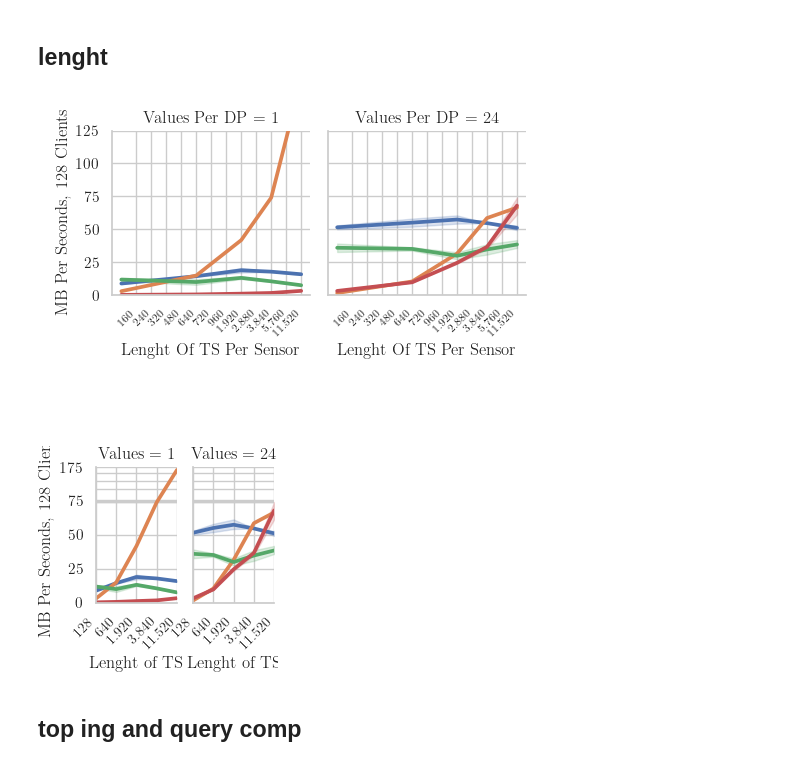
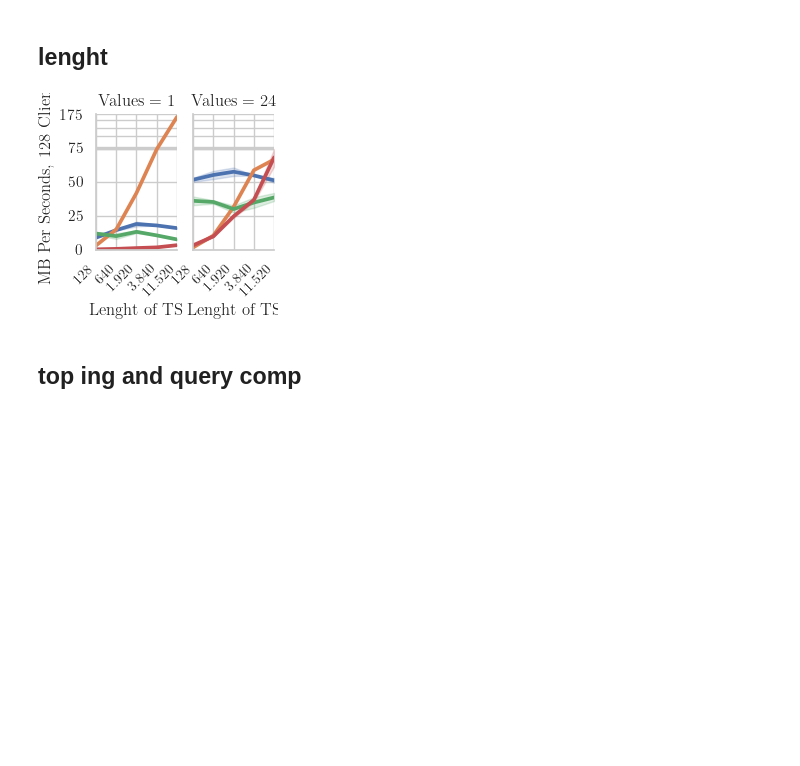
Before and after one commit to sandrosano/SciTS, a Jupyter notebook: Jupyter/!current__BenchmarkAnalysis_2025_3.ipynb, the cells around one changed output. Drawn from its saved outputs; the diff is of its cells as text; code cells hidden in the pictures; blank space fills up the shorter version.

Commit message:
work on graphs

```diff
--- a/Jupyter/!current__BenchmarkAnalysis_2025_3.ipynb
+++ b/Jupyter/!current__BenchmarkAnalysis_2025_3.ipynb
@@ -754,62 +720,61 @@ number_of_columns=2
 
 
 
-plt.close()
-defaultxlabelfontsize=plt.rcParams['xtick.labelsize']
-plt.rcParams['xtick.labelsize'] = 8
+# plt.close()
+# defaultxlabelfontsize=plt.rcParams['xtick.labelsize']
+# plt.rcParams['xtick.labelsize'] = 8
 
-df=regularity_ingestion_results.loc[regularity_ingestion_results["ClientsNumber"].isin([128]) ].loc[regularity_ingestion_results["Amount_of_Values"].isin([1, 24])].assign(Lenght_of_Time_Series=lambda x: x.BatchSize / (1000 / x.ClientsNumber))
-Lenght_128C_1_24V = sns.relplot(data=df.loc[df.Lenght_of_Time_Series.isin([128,160, 240, 320, 480, 640, 720, 960, 1920, 2880, 3840, 5760, 11520])].replace({"Lenght_of_Time_Series": {0.25: 0, 1: 1, 2: 2, 5: 3, 8: 4, 15: 5, 16: 6, 30: 7, 32: 8, 40: 9, 64: 10, 90: 11, 120: 12, 128: 13, 160: 14, 240: 15, 320: 16, 480: 17, 640: 18, 720: 19, 960: 20, 1920: 21, 2880: 22, 3840: 23, 5760: 24, 11520: 25}}).rename(columns={"Amount_of_Values": "Values Per DP"})  , kind="line",
-                                  x="Lenght_of_Time_Series", y="MB_per_Sec", hue="System",  col="Values Per DP",palette=paletteDB,
-                                            legend=None   , linewidth=4/scalar  , height=((pagewidth_in_forDpi100)/number_of_columns)/ratio , aspect=ratio         )
-Lenght_128C_1_24V.set(ylim=(0,100), autoscale_on=True, autoscaley_on=True, ylabel="MB Per Seconds, 128 Clients", xlabel="Lenght Of TS Per Sensor" )
-plt.xscale('linear')
-plt.xticks([  14, 15, 16, 17, 18, 19, 20, 21, 22, 23, 24, 25], [
-             160, 240, 320, 480, 640, 720, 960, "1.920", "2.880", "3.840", "5.760", "11.520"])
-plt.yscale('linear')
-plt.yticks([0, 25, 50, 75, 100, 125])
-plt.gcf().autofmt_xdate(bottom=0.4, rotation=45)
-# sns.move_legend(Lenght_128C_1_24V, loc='upper center', bbox_to_anchor=( 0.65, 0.9), ncol=2, title=None, frameon=True,)
-plt.savefig(path+'!(C128)!vectorlenght-linesmooth_AoV1-24-015,01'+formString,
-            format=form, bbox_inches="tight")
+# df=regularity_ingestion_results.loc[regularity_ingestion_results["ClientsNumber"].isin([128]) ].loc[regularity_ingestion_results["Amount_of_Values"].isin([1, 24])].assign(Lenght_of_Time_Series=lambda x: x.BatchSize / (1000 / x.ClientsNumber))
+# Lenght_128C_1_24V = sns.relplot(data=df.loc[df.Lenght_of_Time_Series.isin([128,160, 240, 320, 480, 640, 720, 960, 1920, 2880, 3840, 5760, 11520])].replace({"Lenght_of_Time_Series": {0.25: 0, 1: 1, 2: 2, 5: 3, 8: 4, 15: 5, 16: 6, 30: 7, 32: 8, 40: 9, 64: 10, 90: 11, 120: 12, 128: 13, 160: 14, 240: 15, 320: 16, 480: 17, 640: 18, 720: 19, 960: 20, 1920: 21, 2880: 22, 3840: 23, 5760: 24, 11520: 25}}).rename(columns={"Amount_of_Values": "Values Per DP"})  , kind="line",
+#                                   x="Lenght_of_Time_Series", y="MB_per_Sec", hue="System",  col="Values Per DP",palette=paletteDB,
+#                                             legend=None   , linewidth=4/scalar  , height=((pagewidth_in_forDpi100)/number_of_columns)/ratio , aspect=ratio         )
+# Lenght_128C_1_24V.set(ylim=(0,100), autoscale_on=True, autoscaley_on=True, ylabel="MB Per Seconds, 128 Clients", xlabel="Lenght Of TS Per Sensor" )
+# plt.xscale('linear')
+# plt.xticks([  14, 15, 16, 17, 18, 19, 20, 21, 22, 23, 24, 25], [
+#              160, 240, 320, 480, 640, 720, 960, "1.920", "2.880", "3.840", "5.760", "11.520"])
+# plt.yscale('linear')
+# plt.yticks([0, 25, 50, 75, 100, 125])
+# plt.gcf().autofmt_xdate(bottom=0.4, rotation=45)
+# # sns.move_legend(Lenght_128C_1_24V, loc='upper center', bbox_to_anchor=( 0.65, 0.9), ncol=2, title=None, frameon=True,)
+# plt.savefig(path+'!(C128)!vectorlenght-linesmooth_AoV1-24-015,01'+formString,
+#             format=form, bbox_inches="tight")
 
-plt.show()
-plt.close()
-plt.close()
+# plt.show()
+# plt.close()
+# plt.close()
 
 
 
 plt.close()
 defaultxlabelfontsize=plt.rcParams['xtick.labelsize']
 plt.rcParams['xtick.labelsize'] = 10
 ratio15= 0.53
 number_of_columns_local=4.2
 df=regularity_ingestion_results.loc[regularity_ingestion_results["ClientsNumber"].isin([128]) ].loc[regularity_ingestion_results["Amount_of_Values"].isin([1, 24])].assign(Lenght_of_Time_Series=lambda x: x.BatchSize / (1000 / x.ClientsNumber))
 Lenght_128C_1_24V = sns.relplot(data=df.loc[df.Lenght_of_Time_Series.isin([128,160, 240, 320, 480, 640, 720, 960, 1920, 2880, 3840, 5760, 11520])].replace({"Lenght_of_Time_Series": {0.25: 0, 1: 1, 2: 2, 5: 3, 8: 4, 15: 5, 16: 6, 30: 7, 32: 8, 40: 9, 64: 10, 90: 11, 120: 12, 128: 13, 160: 0.14, 240: 0.15, 320: 0.16, 480: 0.17, 640: 14, 720: 0.19, 960: 0.20, 1920: 15, 2880: 0.22, 3840: 16, 5760: 0.24, 11520: 17}}).rename(columns={"Amount_of_Values": "Values"})  , kind="line",
                                   x="Lenght_of_Time_Series", y="MB_per_Sec", hue="System",  col="Values",palette=paletteDB,
                                             legend=None   , linewidth=4/scalar  , height=((pagewidth_in_forDpi100)/number_of_columns_local)/ratio15 , aspect=ratio15      )
 Lenght_128C_1_24V.set(ylim=(0,100),xlim=(13,17), autoscale_on=True, autoscaley_on=True, ylabel="MB Per Seconds, 128 Clients", xlabel="Lenght of TS" )
 plt.xscale('linear')
 plt.xlim(13,17)
 plt.xticks([  13,  14, 15,  16,  17], [
               "128", 640,  "1.920", "3.840", "11.520"])
 plt.yscale('symlog', linthresh=75)
 plt.yticks([0, 25, 50, 74,74.5,75,75.5,76, 100,125,150, 175],[0, 25, 50, " "," ",75," "," "," "," "," ", 175])
 Lenght_128C_1_24V.tight_layout(pad=0.1)
 plt.gcf().autofmt_xdate(bottom=0.4, rotation=45)
 # sns.move_legend(Lenght_128C_1_24V, loc='upper center', bbox_to_anchor=( 0.65, 0.9), ncol=2, title=None, frameon=True,)
 plt.subplots_adjust(right=0.98, bottom=0.31,wspace=0.2)  # Remove right and bottom whitespace
 
 
 plt.savefig(path+'!(C128)!vectorlenght-linesmooth_AoV1-24-SHORT-015,02'+formString,
             format=form, bbox_inches="tight")
 
 plt.show()
 plt.close()
 plt.close()
 # %% [output]
-[figure, old version]
+[figure, new version]
-[figure, removed]
 # %% [markdown]
 ## top ing and query comp
 # %%
```
Also changed, not shown: parts of 13 cells of this notebook.
